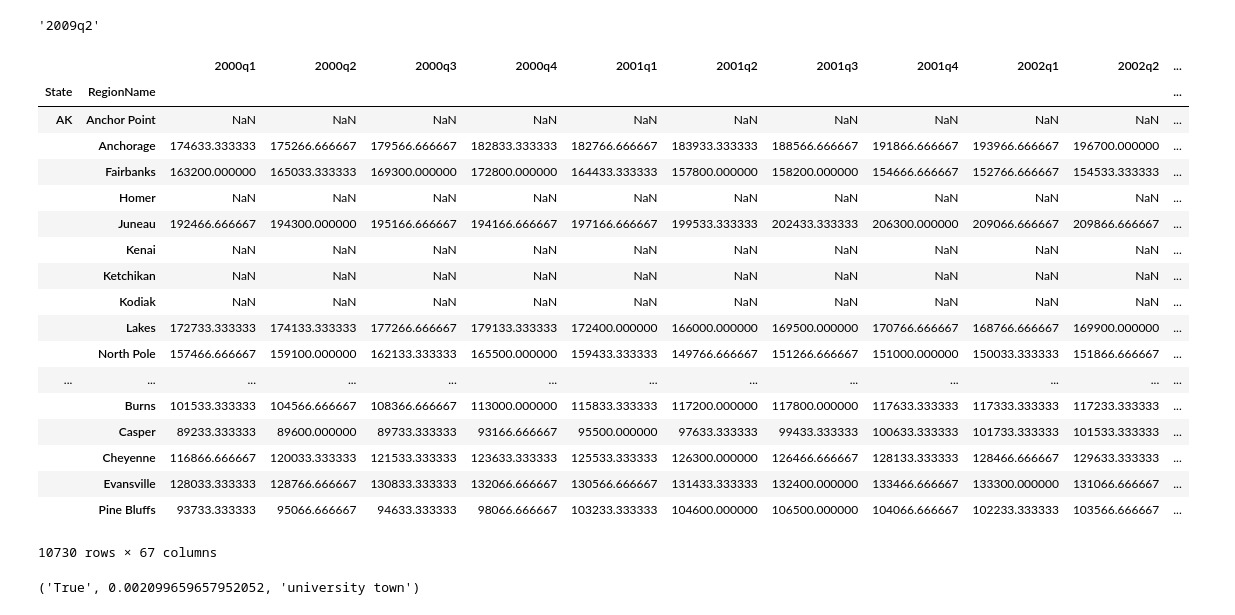
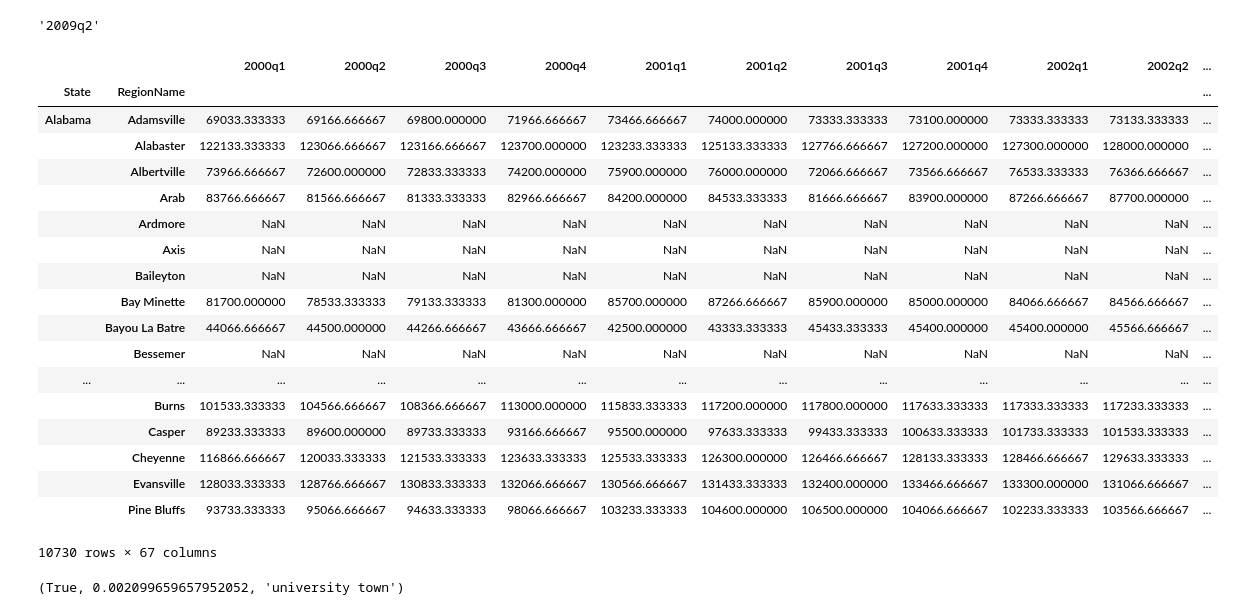
Before and after one commit to TLI2958/Python4ApppliedDS, a Jupyter notebook: Assignment+4.ipynb, the cells around one changed output. Drawn from its saved outputs; the diff is of its cells as text; code cells hidden in the pictures.

```diff
--- a/Assignment+4.ipynb
+++ b/Assignment+4.ipynb
@@ -146,43 +146,44 @@ temp2 = pd.DataFrame(temp2.mean(axis = 1))
 housingQ = pd.merge(housingQ,temp2,how = 'outer',left_index= True,right_index = True)
 
 # year & quarter
 year = np.repeat(np.arange(2000,2017),4) # repeat each element wihtin one array
 quarter = np.tile(np.arange(1,5),17) # repeat after one arrary
 
 # rename
 for i in np.arange(len(housingQ.columns)):
     housingQ.rename(columns = {housingQ.columns[i]:'{}q{}'.format(year[i],quarter[i])},inplace = True)
 
 # Merge & sort
 housingInd = pd.merge(housingInd,housingQ,how = 'outer',left_index = True,right_index = True)
+housingInd['State'] = housingInd['State'].map(states)
 housingInd = housingInd.set_index(['State','RegionName']).sort_index(ascending = True)
 def convert_housing_data_to_quarters():
     '''Converts the housing data to quarters and returns it as mean
     values in a dataframe. This dataframe should be a dataframe with
     columns for 2000q1 through 2016q3, and should have a multi-index
     in the shape of ["State","RegionName"].
 
     Note: Quarters are defined in the assignment description, they are
     not arbitrary three month periods.
 
     The resulting dataframe should have 67 columns, and 10,730 rows.
     '''
 
     return pd.DataFrame(housingInd)
 convert_housing_data_to_quarters()
 # %% [output]
 |  |  | 2000q1 | 2000q2 | 2000q3 | 2000q4 | 2001q1 | 2001q2 | 2001q3 | 2001q4 | 2002q1 | 2002q2 | ... |
 | State | RegionName |  |  |  |  |  |  |  |  |  |  | ... |
-| AK | Anchor Point | NaN | NaN | NaN | NaN | NaN | NaN | NaN | NaN | NaN | NaN | ... |
-|  | Anchorage | 174633.333333 | 175266.666667 | 179566.666667 | 182833.333333 | 182766.666667 | 183933.333333 | 188566.666667 | 191866.666667 | 193966.666667 | 196700.000000 | ... |
-|  | Fairbanks | 163200.000000 | 165033.333333 | 169300.000000 | 172800.000000 | 164433.333333 | 157800.000000 | 158200.000000 | 154666.666667 | 152766.666667 | 154533.333333 | ... |
-|  | Homer | NaN | NaN | NaN | NaN | NaN | NaN | NaN | NaN | NaN | NaN | ... |
-|  | Juneau | 192466.666667 | 194300.000000 | 195166.666667 | 194166.666667 | 197166.666667 | 199533.333333 | 202433.333333 | 206300.000000 | 209066.666667 | 209866.666667 | ... |
-|  | Kenai | NaN | NaN | NaN | NaN | NaN | NaN | NaN | NaN | NaN | NaN | ... |
-|  | Ketchikan | NaN | NaN | NaN | NaN | NaN | NaN | NaN | NaN | NaN | NaN | ... |
-|  | Kodiak | NaN | NaN | NaN | NaN | NaN | NaN | NaN | NaN | NaN | NaN | ... |
-|  | Lakes | 172733.333333 | 174133.333333 | 177266.666667 | 179133.333333 | 172400.000000 | 166000.000000 | 169500.000000 | 170766.666667 | 168766.666667 | 169900.000000 | ... |
-|  | North Pole | 157466.666667 | 159100.000000 | 162133.333333 | 165500.000000 | 159433.333333 | 149766.666667 | 151266.666667 | 151000.000000 | 150033.333333 | 151866.666667 | ... |
+| Alabama | Adamsville | 69033.333333 | 69166.666667 | 69800.000000 | 71966.666667 | 73466.666667 | 74000.000000 | 73333.333333 | 73100.000000 | 73333.333333 | 73133.333333 | ... |
+|  | Alabaster | 122133.333333 | 123066.666667 | 123166.666667 | 123700.000000 | 123233.333333 | 125133.333333 | 127766.666667 | 127200.000000 | 127300.000000 | 128000.000000 | ... |
+|  | Albertville | 73966.666667 | 72600.000000 | 72833.333333 | 74200.000000 | 75900.000000 | 76000.000000 | 72066.666667 | 73566.666667 | 76533.333333 | 76366.666667 | ... |
+|  | Arab | 83766.666667 | 81566.666667 | 81333.333333 | 82966.666667 | 84200.000000 | 84533.333333 | 81666.666667 | 83900.000000 | 87266.666667 | 87700.000000 | ... |
+|  | Ardmore | NaN | NaN | NaN | NaN | NaN | NaN | NaN | NaN | NaN | NaN | ... |
+|  | Axis | NaN | NaN | NaN | NaN | NaN | NaN | NaN | NaN | NaN | NaN | ... |
+|  | Baileyton | NaN | NaN | NaN | NaN | NaN | NaN | NaN | NaN | NaN | NaN | ... |
+|  | Bay Minette | 81700.000000 | 78533.333333 | 79133.333333 | 81300.000000 | 85700.000000 | 87266.666667 | 85900.000000 | 85000.000000 | 84066.666667 | 84566.666667 | ... |
+|  | Bayou La Batre | 44066.666667 | 44500.000000 | 44266.666667 | 43666.666667 | 42500.000000 | 43333.333333 | 45433.333333 | 45400.000000 | 45400.000000 | 45566.666667 | ... |
+|  | Bessemer | NaN | NaN | NaN | NaN | NaN | NaN | NaN | NaN | NaN | NaN | ... |
 | ... | ... | ... | ... | ... | ... | ... | ... | ... | ... | ... | ... | ... |
 |  | Burns | 101533.333333 | 104566.666667 | 108366.666667 | 113000.000000 | 115833.333333 | 117200.000000 | 117800.000000 | 117633.333333 | 117333.333333 | 117233.333333 | ... |
 |  | Casper | 89233.333333 | 89600.000000 | 89733.333333 | 93166.666667 | 95500.000000 | 97633.333333 | 99433.333333 | 100633.333333 | 101733.333333 | 101533.333333 | ... |
@@ -195,7 +196,7 @@ convert_housing_data_to_quarters()
 housingRecession = pd.DataFrame(housingInd['2008q2'] - housingInd[get_recession_bottom()])
 housingRecession.rename(columns = {0:'Diff'},inplace = True)
 housingRecession = pd.DataFrame(housingRecession['Diff']).reset_index()
-housingRecession['State'] = housingRecession['State'].map(states) # by doing so you can replace the abbre.by full names in a click
+
 housingRecession.set_index(['State','RegionName'],inplace = True)
 housingRecession.sort_index(ascending= True,inplace = True)
 
@@ -225,7 +226,7 @@ def run_ttest():
     depending on which has a lower mean price ratio (which is equivilent to a
     reduced market loss).'''
 
-    return ('True',p,better)
+    return (True,p,better)
 run_ttest()
 # %% [output]
-('True', 0.002099659657952052, 'university town')
+(True, 0.002099659657952052, 'university town')
```
